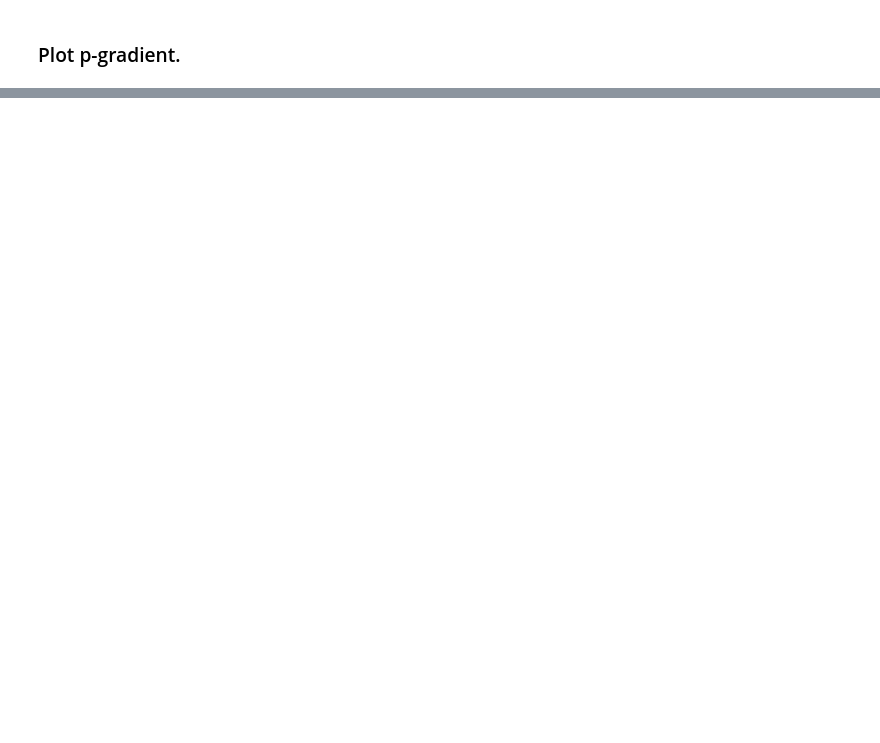
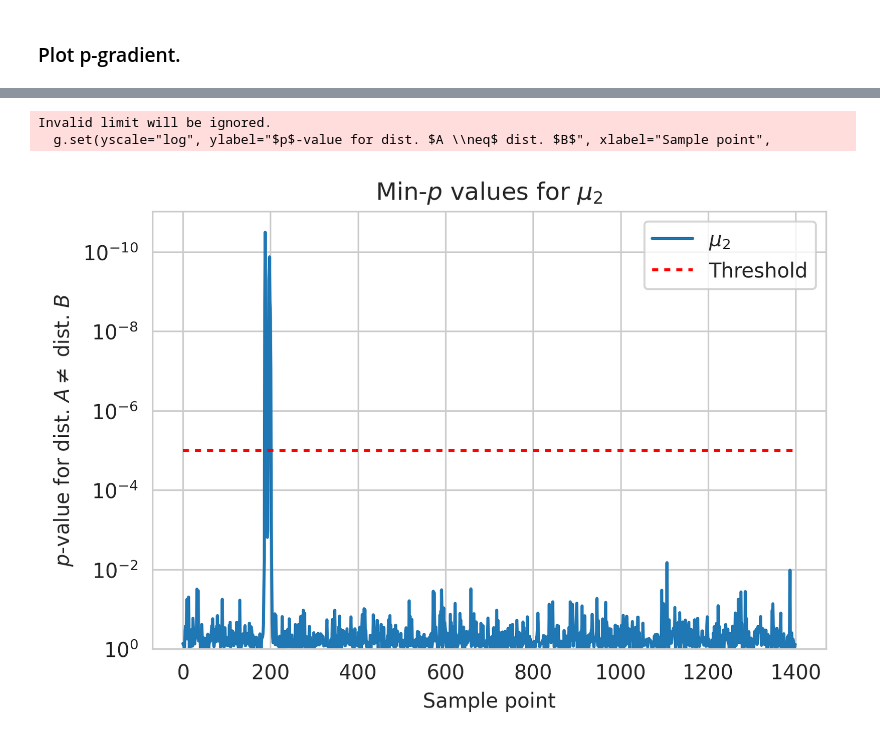
Before and after one commit to ccberg/LA, a Jupyter notebook: books/dl-la/hw_ascad.ipynb, the cells around one changed output, grey strips where cells are left out. Cells and saved outputs as stored; diff of their text form; code cells hidden in the pictures; blank space fills up the shorter version.

```diff
--- a/books/dl-la/hw_ascad.ipynb
+++ b/books/dl-la/hw_ascad.ipynb
@@ -117,0 +121,6 @@ TVLA_MIN_P = min_p_gradient(A_ATT, B_ATT)
+# %%
+TVLA_AB.plot_min_p(2)
+# %% [output]
+Invalid limit will be ignored.
+  g.set(yscale="log", ylabel="$p$-value for dist. $A \\neq$ dist. $B$", xlabel="Sample point",
+[figure, added]
```
Also changed, not shown: parts of 15 cells of this notebook, 1 other file.
